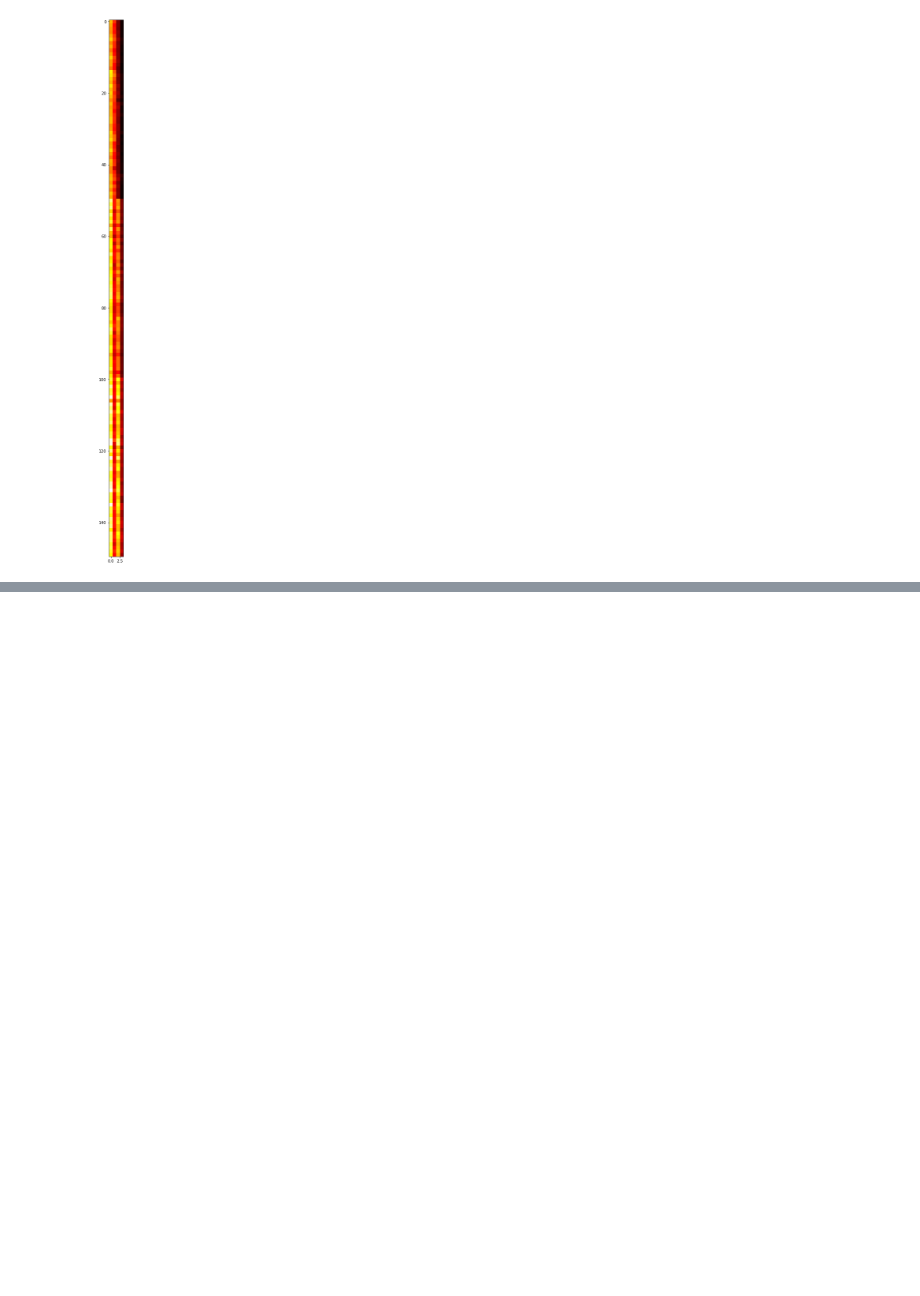
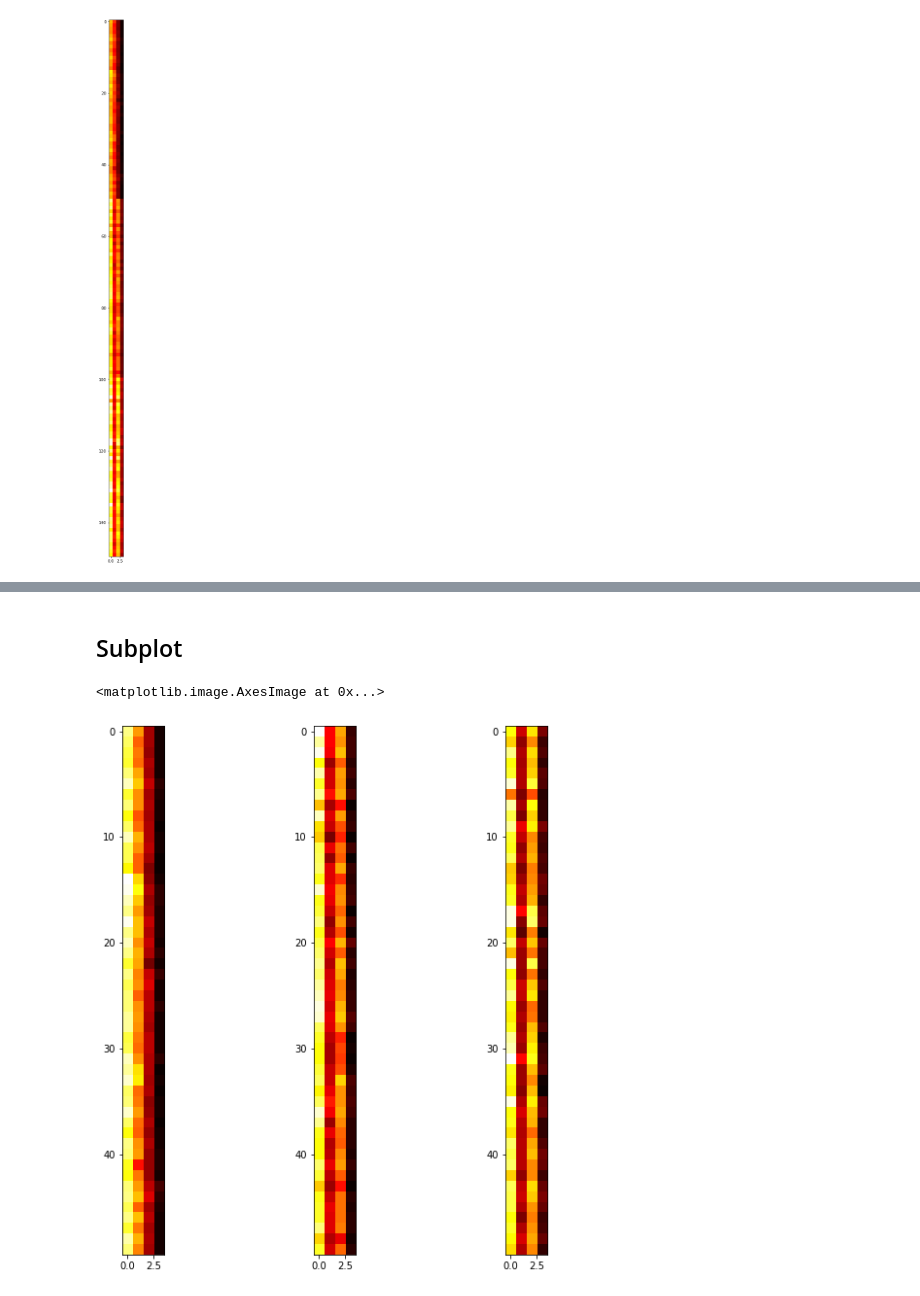
Before and after one commit to khanittha-phusopha/data_viz_2022, a Jupyter notebook: DataViz01_Table_Data.ipynb, the cells around one changed output, grey strips where cells are left out. Cells and saved outputs as stored; diff of their text form; code cells hidden in the pictures; blank space fills up the shorter version.

```diff
--- a/DataViz01_Table_Data.ipynb
+++ b/DataViz01_Table_Data.ipynb
@@ -90,0 +93,3 @@ plt.imshow(df.iloc[:,:-1],interpolation='nearest',cmap='hot')
+# %%
+matplotlib.rcParams['figure.figsize']=[25,25] #กำหนดขนาดของ figure
+plt.imshow(df.iloc[:,:-1],interpolation='nearest')
@@ -90,0 +104,16 @@ plt.imshow(df.iloc[:,:-1],interpolation='nearest',cmap='hot')
+# %% [markdown]
+## Subplot
+# %%
+matplotlib.rcParams['figure.figsize']=[10,10]
+# %%
+plt.subplot(1,3,1)  # subplot(มีกี่แถว, มีกี่หลัก, เป็นตัวที่เท่าไหร่)
+plt.imshow(df.iloc[:50,:-1],interpolation='nearest',cmap='hot')
+
+plt.subplot(1,3,2)
+plt.imshow(df.iloc[50:100,:-1],interpolation='nearest',cmap='hot')
+
+plt.subplot(1,3,3)
+plt.imshow(df.iloc[100:150,:-1],interpolation='nearest',cmap='hot')
+# %% [output]
+<matplotlib.image.AxesImage at 0x...>
+[figure, added]
```
Also changed, not shown: parts of 28 cells of this notebook.
